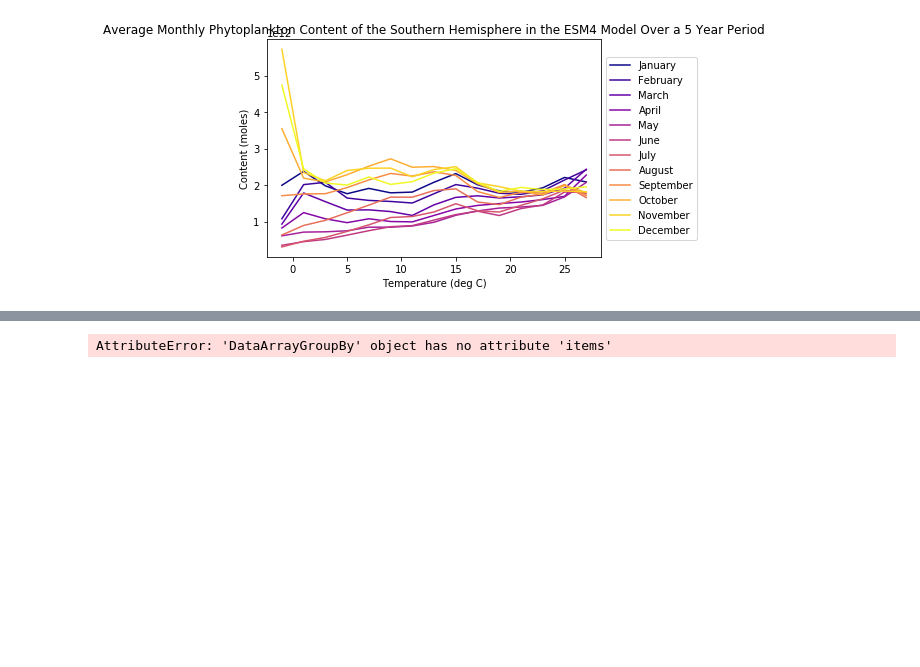
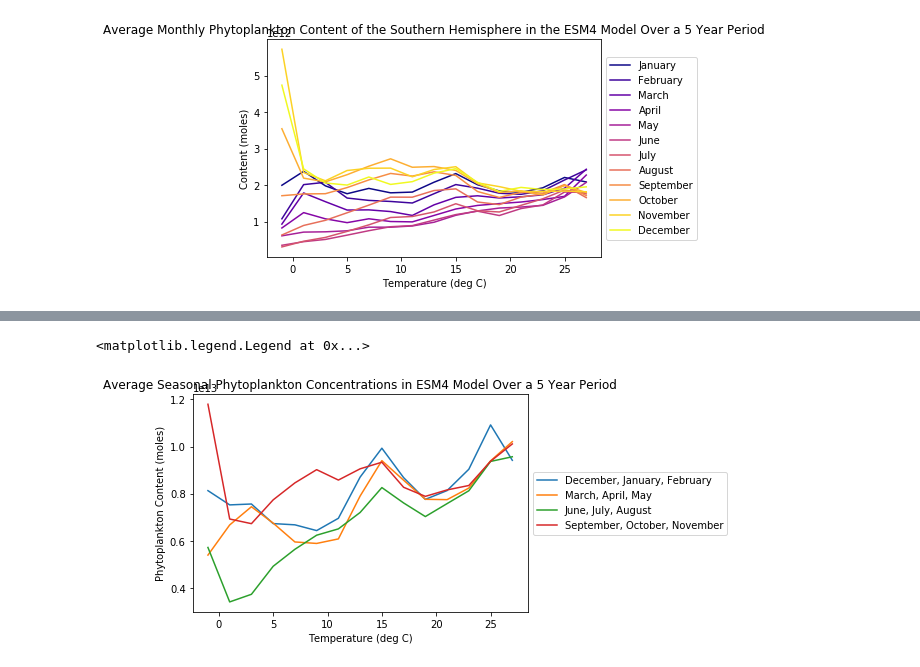
Before and after one commit to mlexaathews/wmt_bgc, a Jupyter notebook: phyto-vs-temp.ipynb, the cells around one changed output, grey strips where cells are left out. Drawn from its saved outputs; the diff is of its cells as text; code cells hidden in the pictures; blank space fills up the shorter version.

```diff
--- a/phyto-vs-temp.ipynb
+++ b/phyto-vs-temp.ipynb
@@ -217,37 +255,34 @@ plt.legend(loc = 'center left', bbox_to_anchor=(1, 0.5))
 # %%
 ## Alrighty let's check out phytoplankton content (aka moles) over seasons
 ## Why? Well in the graph above there seems to be a lot of seasonality going on so I(read: we as in Graeme and I)..
 ## ..decided to break it down into a hopefully more decipherable graph
 ## We also thought it would be interesting to see how phytoplankton content changes over seasons instead of monthly
 
-labels = ["December, January, February", "March, April, May", "June, July, August", "September, October, November"]
-colors = cm.get_cmap('viridis',12).colors
+#labels = ["December, January, February", "March, April, May", "June, July, August", "September, October, November"]
+#colors = cm.get_cmap('viridis',12).colors
 
-#DJF = [0,4,1]
-#MAM = [4,7,1]
-#JJA = [7,10,1]
-#SON = [10,13,1]
+
 
 pV_in_theta_DJF = ds.pV_av.isel(time=[11,0,1],yh=range(0,576)).groupby_bins('thetao',theta_bins)
 pV_in_theta_MAM = ds.pV_av.isel(time=[2,3,4],yh=range(0,576)).groupby_bins('thetao',theta_bins)
 pV_in_theta_JJA = ds.pV_av.isel(time=[5,6,7],yh=range(0,576)).groupby_bins('thetao',theta_bins)
 pV_in_theta_SON = ds.pV_av.isel(time=[8,9,10],yh=range(0,576)).groupby_bins('thetao',theta_bins)
 
+p_vsum_DJF = pV_in_theta_DJF.sum(xr.ALL_DIMS)
+p_vsum_MAM = pV_in_theta_MAM.sum(xr.ALL_DIMS)
+p_vsum_JJA = pV_in_theta_JJA.sum(xr.ALL_DIMS)
+p_vsum_SON = pV_in_theta_SON.sum(xr.ALL_DIMS)
 
-p_vmean = pV_merge.sum(xr.ALL_DIMS)
 
-#for t in (DJF, MAM, JJA, SON):
-
-    #pV_in_theta = ds.pV_av.isel(time=t,yh=range(0,576)).groupby_bins('thetao',theta_bins)
-
-    #p_vmean = pV_in_theta.sum(xr.ALL_DIMS)
-
-    #p_vmean.plot(label=labels[t,:], color=colors[t,:])
+p_vsum_DJF.plot(label = 'December, January, February')
+p_vsum_MAM.plot(label = 'March, April, May')
+p_vsum_JJA.plot(label = 'June, July, August')
+p_vsum_SON.plot(label = 'September, October, November')
 
 plt.title('Average Seasonal Phytoplankton Concentrations in ESM4 Model Over a 5 Year Period')
-plt.legend()
 plt.xlabel('Temperature (deg C)')
 plt.ylabel('Phytoplankton Content (moles)')
 plt.legend(loc = 'center left', bbox_to_anchor=(1, 0.5))
 # %% [output]
-AttributeError: 'DataArrayGroupBy' object has no attribute 'items'
+<matplotlib.legend.Legend at 0x...>
+[figure, added]
```
Also changed, not shown: parts of 14 cells of this notebook.
